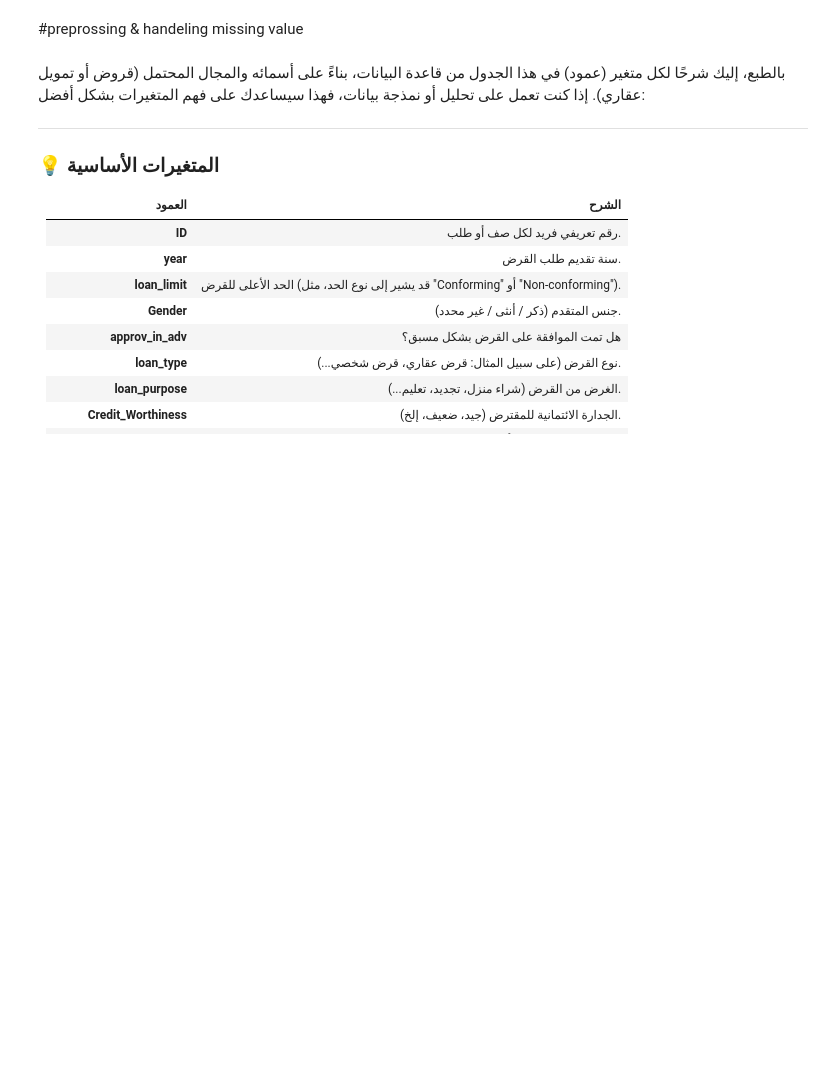
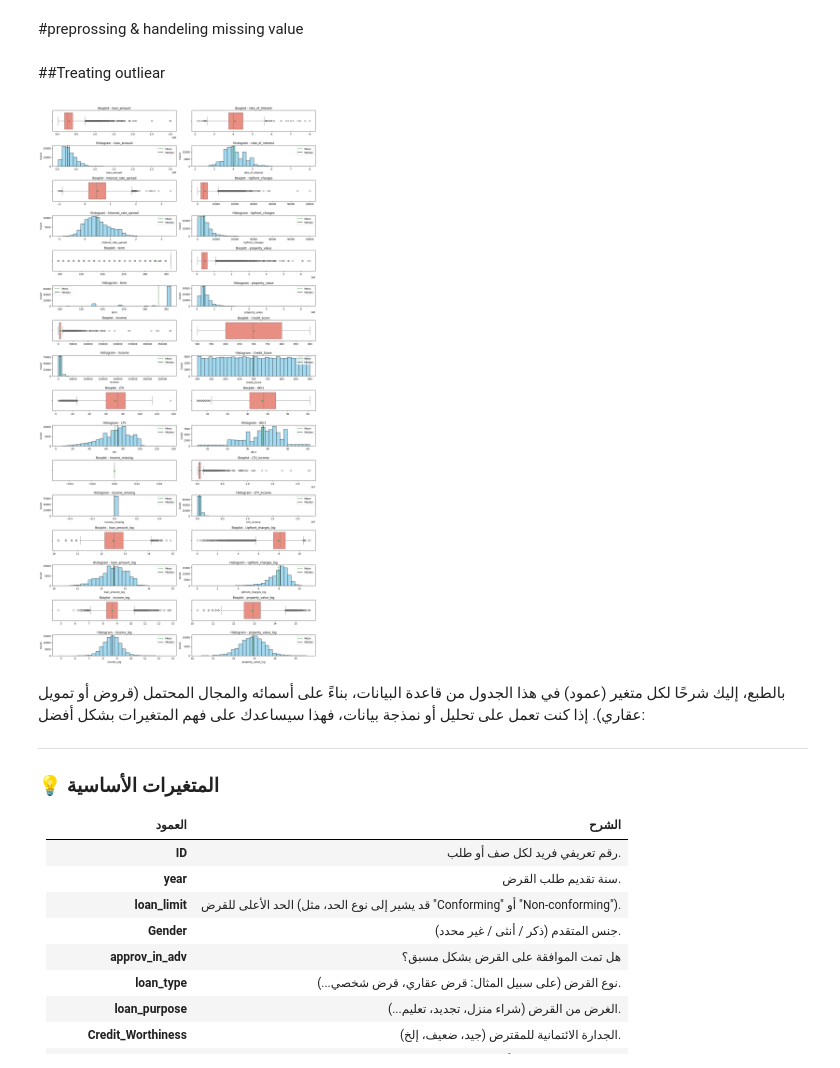
Before and after one commit to angiegh2002/Loan_Default_Detection, a Jupyter notebook: DM&ML.ipynb, the cells around one changed output. Drawn from its saved outputs; the diff is of its cells as text; code cells hidden in the pictures; blank space fills up the shorter version.

```diff
--- a/DM&ML.ipynb
+++ b/DM&ML.ipynb
@@ -548,3 +548,57 @@ Region: Chi2 = 380.46, p = 0.0000
 Security_Type: Chi2 = 96.91, p = 0.0000
 # %% [markdown]
 #preprossing & handeling missing value
+# %% [markdown]
+##Treating outliear
+# %%
+# تأكد من أن القيم موجبة فقط قبل log
+for col in ['loan_amount', 'Upfront_charges', 'income', 'property_value']:
+    df = df[df[col] > 0]  # حذف أي صف فيه قيم <= 0 لأنها غير صالحة للوغاريتم
+    df[f'{col}_log'] = np.log1p(df[col])
+# %%
+numeric_cols = df.select_dtypes(include=np.number).columns.tolist()
+cols_to_exclude = ['ID', 'year', 'Status']
+plot_cols = [col for col in numeric_cols if col not in cols_to_exclude]
+
+n_cols = 2
+n_rows = (len(plot_cols) + n_cols - 1) // n_cols
+
+fig, axes = plt.subplots(n_rows * 2, n_cols, figsize=(16, n_rows * 4), sharex=False)
+axes = axes.reshape(n_rows * 2, n_cols)
+
+for i, col in enumerate(plot_cols):
+    row = (i // n_cols) * 2
+    col_pos = i % n_cols
+
+    sns.boxplot(
+        x=df[col].dropna(),
+        ax=axes[row, col_pos],
+        showmeans=True,
+        color='salmon'
+    )
+    axes[row, col_pos].set_title(f"Boxplot - {col}")
+    axes[row, col_pos].set_xlabel("")
+
+    sns.histplot(
+        df[col].dropna(),
+        kde=False,
+        ax=axes[row + 1, col_pos],
+        color='skyblue',
+        bins=30
+    )
+    axes[row + 1, col_pos].axvline(df[col].mean(), color='green', linestyle='--', label='Mean')
+    axes[row + 1, col_pos].axvline(df[col].median(), color='black', linestyle='-', label='Median')
+    axes[row + 1, col_pos].legend()
+    axes[row + 1, col_pos].set_title(f"Histogram - {col}")
+
+
+total_plots = len(plot_cols)
+extra_plots = (n_rows * n_cols) - total_plots
+for j in range(extra_plots):
+    fig.delaxes(axes[-1, -1 - j])
+    fig.delaxes(axes[-2, -1 - j])
+
+plt.tight_layout()
+plt.show()
+# %% [output]
+[figure, added]
```
Also changed, not shown: parts of 2 cells of this notebook.
